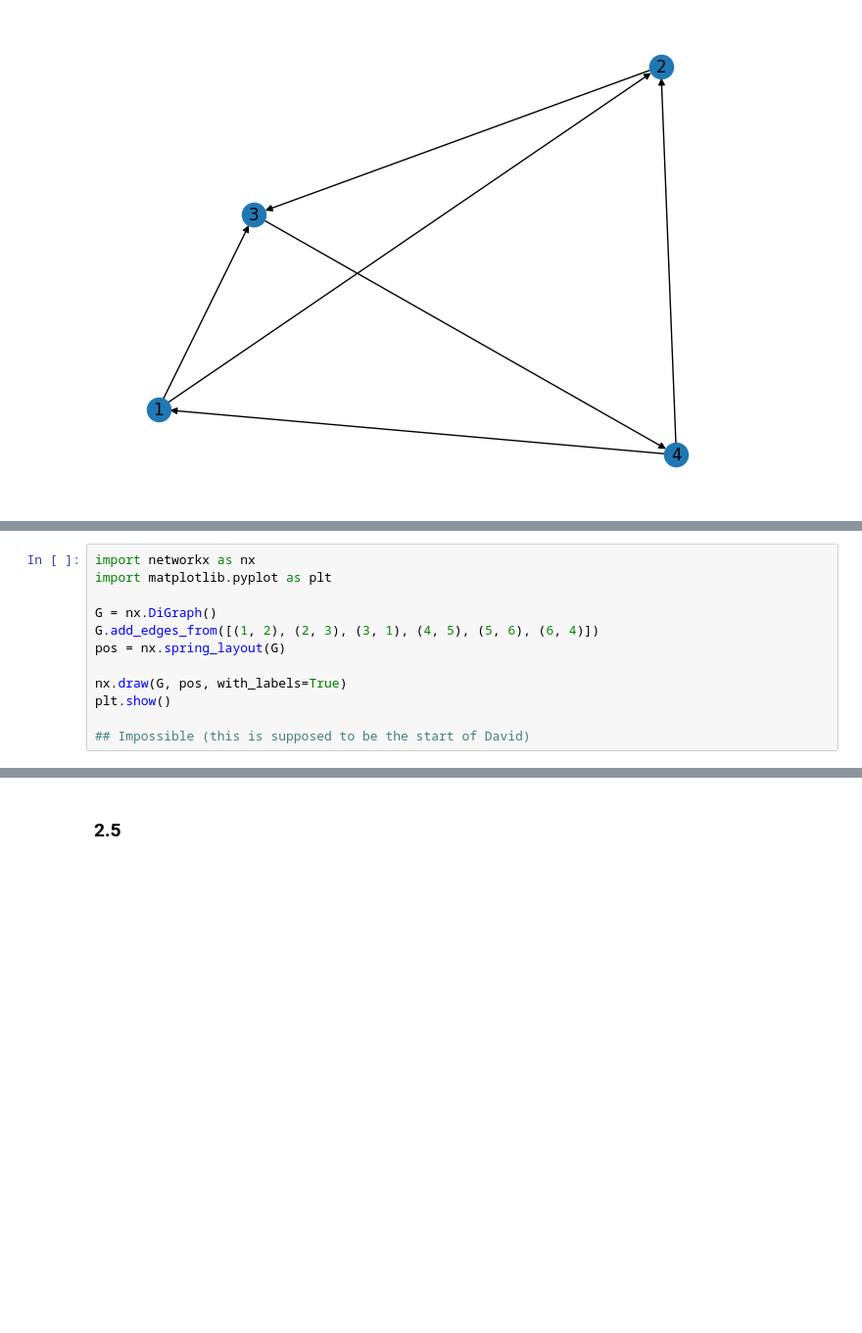
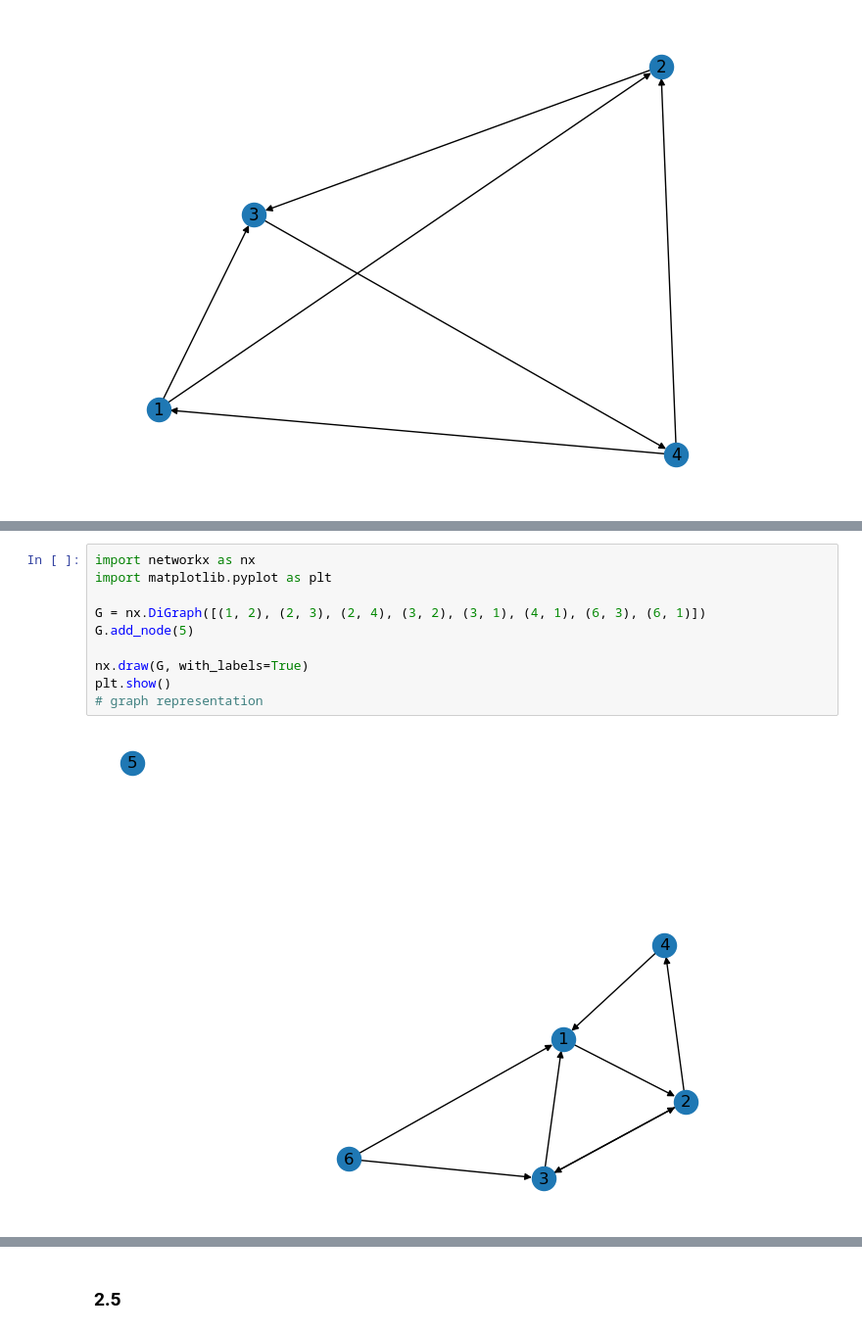
Before and after one commit to jereml99/socialgraphs2023, a Jupyter notebook: lectures/Week2.ipynb, the cells around one changed output, grey strips where cells are left out. Shown at 98% size. Drawn from its saved outputs; the diff is of its cells as text; blank space fills up the shorter version.

```diff
--- a/lectures/Week2.ipynb
+++ b/lectures/Week2.ipynb
@@ -166,12 +191,12 @@ plt.show()
 # %%
 import networkx as nx
 import matplotlib.pyplot as plt
 
-G = nx.DiGraph()
-G.add_edges_from([(1, 2), (2, 3), (3, 1), (4, 5), (5, 6), (6, 4)])
-pos = nx.spring_layout(G)
+G = nx.DiGraph([(1, 2), (2, 3), (2, 4), (3, 2), (3, 1), (4, 1), (6, 3), (6, 1)])
+G.add_node(5)
 
-nx.draw(G, pos, with_labels=True)
+nx.draw(G, with_labels=True)
 plt.show()
-
-## Impossible (this is supposed to be the start of David)
+# graph representation
+# %% [output]
+[figure, added]
```
Also changed, not shown: parts of 5 cells of this notebook.
